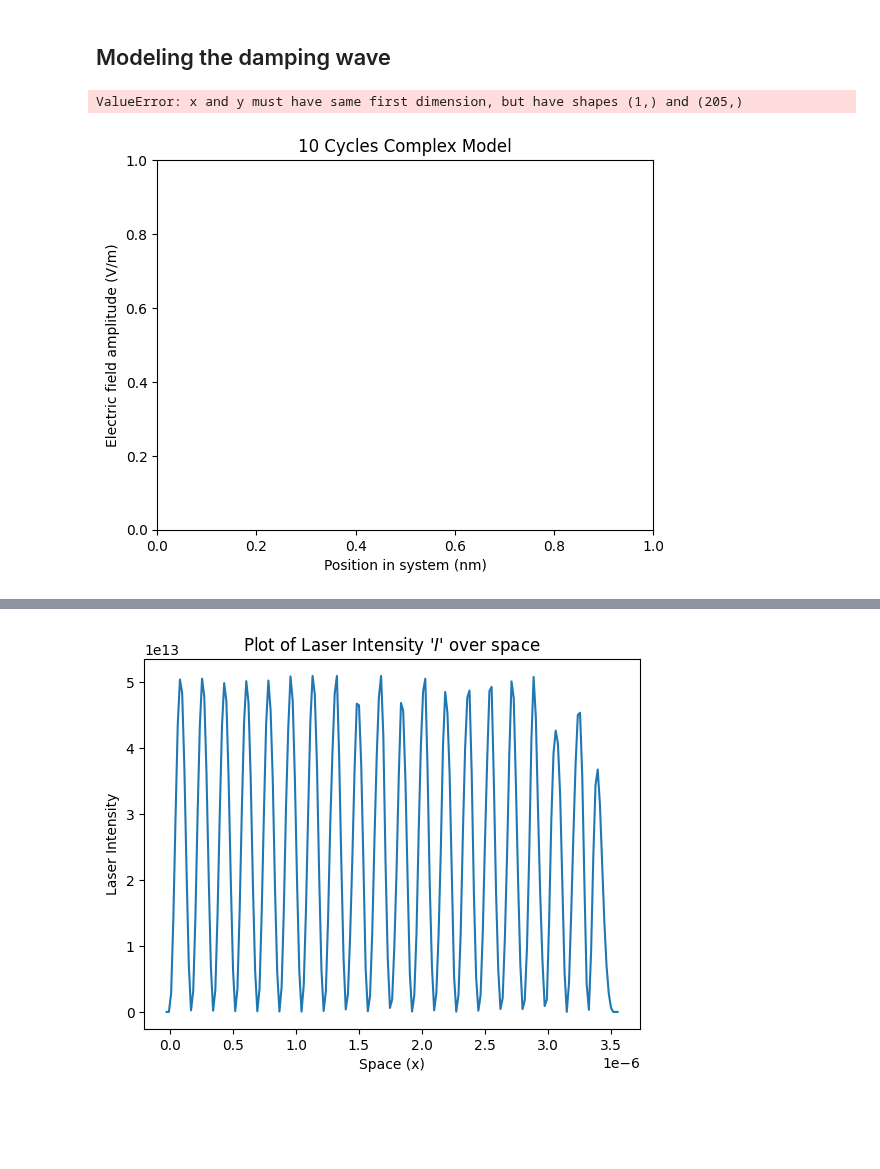
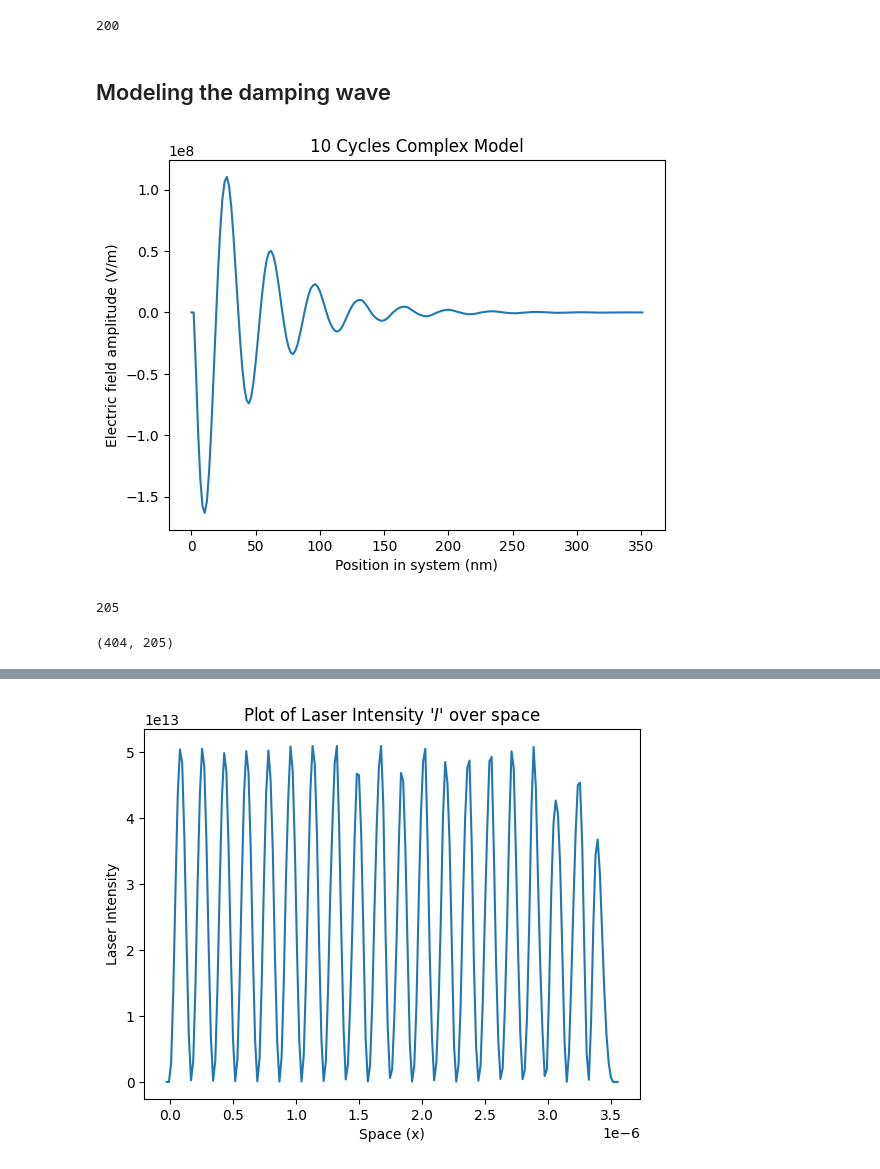
Before and after one commit to nickdavila/1D-Electromagnetic-Wave-Solver, a Jupyter notebook: Code/finite_difference_schemes.ipynb, the cells around one changed output, grey strips where cells are left out. Drawn from its saved outputs; the diff is of its cells as text; code cells hidden in the pictures; blank space fills up the shorter version.

Commit message:
X axis of plot is n_cells
So I had an issue where I didn't specify the x axis and wasn't getting the full wavelength spectrum. I fixed that here.

```diff
--- a/Code/finite_difference_schemes.ipynb
+++ b/Code/finite_difference_schemes.ipynb
@@ -41,6 +41,10 @@ n_timestep = int(T/delta_t)         # n time step
 
 L = wavelength * lambda_mult        # 'length' of simulation
 n_cells = int(L/delta_x)            # number of cells (can also think of as number of grid points)
+# %%
+n_cells
+# %% [output]
+200
 # %% [markdown]
 ## Modeling the damping wave
 # %%
@@ -103,7 +107,6 @@ def complex_decaying_wave_soln(n_real, n_imaginary):
         E_complex[n, -1] = complex(0)
         E_complex[n, -2] = complex(0)
 
-        precision_num = 10
         for i in range(2, len(x) - 3):
 
             # explicit scheme
@@ -113,33 +116,40 @@ def complex_decaying_wave_soln(n_real, n_imaginary):
             if (True) and abs(E_complex[n+1, i])/abs(E_0) > 1:
                 E_complex[n+1, i] = E_0 * np.sign(E_complex[n, i])
 
             index += 1
 
     return E_complex, x, t
 
 E_complex_non_damped = complex_decaying_wave_soln(1, 0)
 
 # Adding imaginary to damp wave
 # re-defining complex index of refraction (adding imaginary part to force damping using analytical solution)
 n_real = 1
 n_i = 0.125
 complex_refractive_index = complex(n_real, n_i)
 complex_wavenumber = (angular_frequency / speed_of_light) * complex_refractive_index
 E_complex_data = E_complex_non_damped[0]
 E_complex_data_xdata = E_complex_non_damped[1]
 E_complex_data_tdata = E_complex_non_damped[2]
 
 format_title = "{} Cycles Complex Model".format(lambda_mult)
 plt.title(format_title)
 plt.xlabel("Position in system (nm)") # in entire simulation domain. Units of 10 ** -9 meters in SI units
 plt.ylabel("Electric field amplitude (V/m)") # SI unit of volts / m
 # Setting the x-axis to 1-10
 # and y-axis to 1-15
 # plt.axis([0, 200, -2*(10**8), 2*(10**8)])
 # plt.plot(np.exp(-complex_wavenumber.imag * E_complex_data_xdata) * E_complex_data[int(int(E_complex_data.shape[0]/lambda_mult) * lambda_mult), :].real)
-plt.plot(, np.exp(-complex_wavenumber.imag * E_complex_data_xdata) * E_complex_data[int(402), :].real)
+plt.plot(np.linspace(0, wavelength / nm, E_complex_data_xdata.shape[0]), np.exp(-complex_wavenumber.imag * E_complex_data_xdata) * E_complex_data[int(401), :].real)
 # plt.plot(np.exp(-complex_wavenumber.imag * E_complex_data_xdata) * E_complex_data[int(int(250/lambda_mult) * lambda_mult), :].real)
 plt.show()
 # %% [output]
-ValueError: x and y must have same first dimension, but have shapes (1,) and (205,)
-[figure, old version]
+[figure, new version]
+# %%
+E_complex_data_xdata.shape[0]
+# %% [output]
+205
+# %%
+E_complex_data.shape
+# %% [output]
+(404, 205)
```
Also changed, not shown: parts of 1 cell of this notebook, 2 other files.
